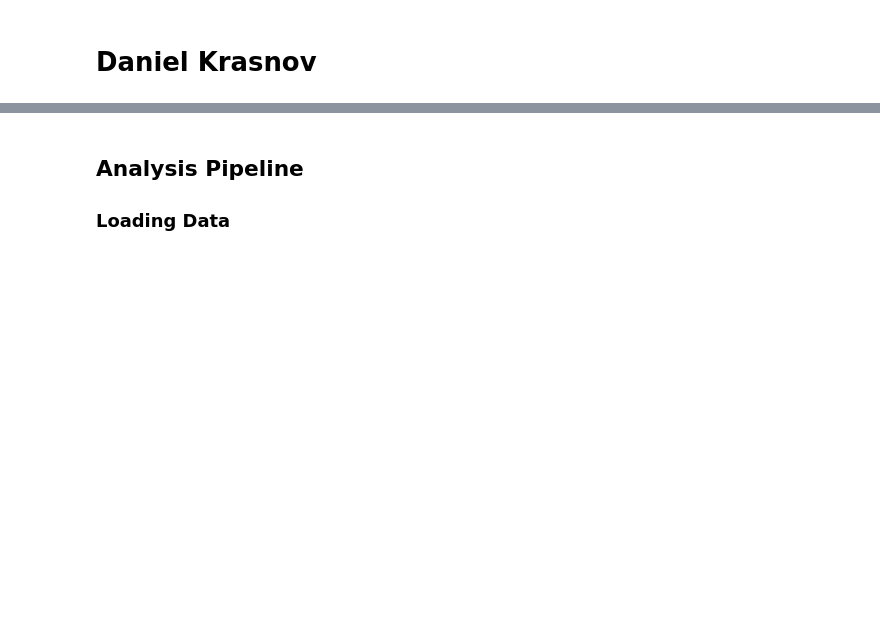
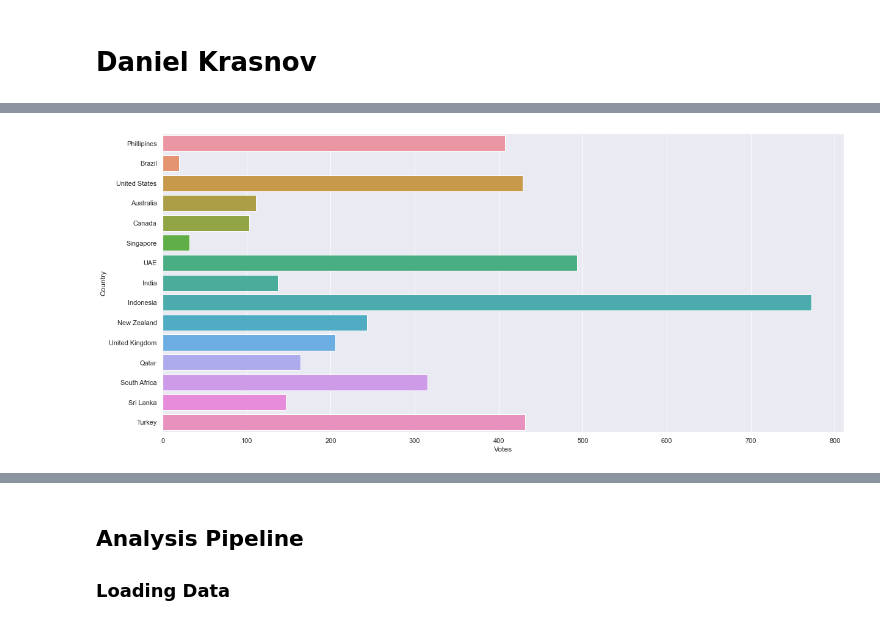
Before and after one commit to data301-2021-winter1/group28-project, a Jupyter notebook: notebooks/analysis1.ipynb, the cells around one changed output, grey strips where cells are left out. Drawn from its saved outputs; the diff is of its cells as text; code cells hidden in the pictures; blank space fills up the shorter version.

```diff
--- a/notebooks/analysis1.ipynb
+++ b/notebooks/analysis1.ipynb
@@ -5,0 +190,4 @@ Does where you are in the world (country/city/longitude and latitude) affect the
+# %%
+plot = sns.barplot(x="Votes", y="Country", data=zomatoCSV, ci=None)
+# %% [output]
+[figure, added]
```
Also changed, not shown: parts of 43 cells of this notebook.
